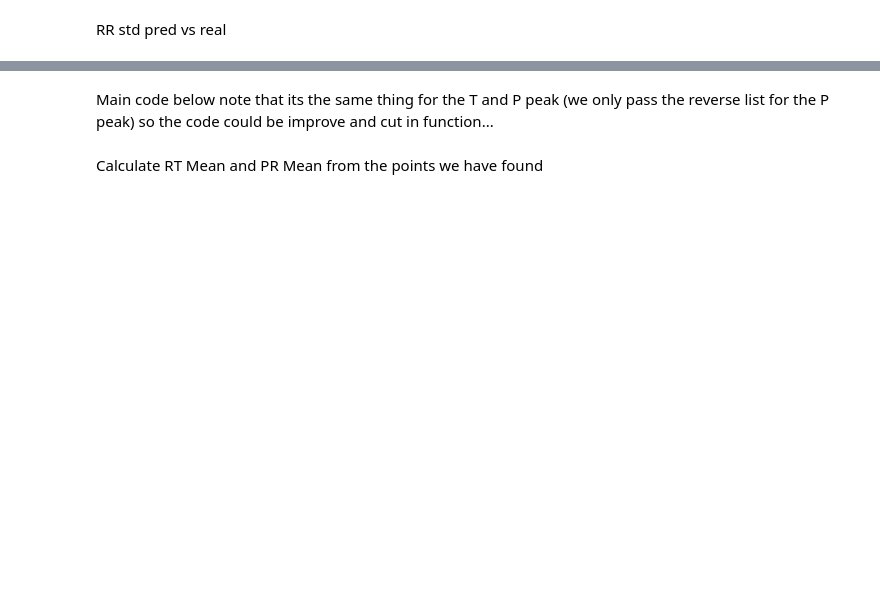
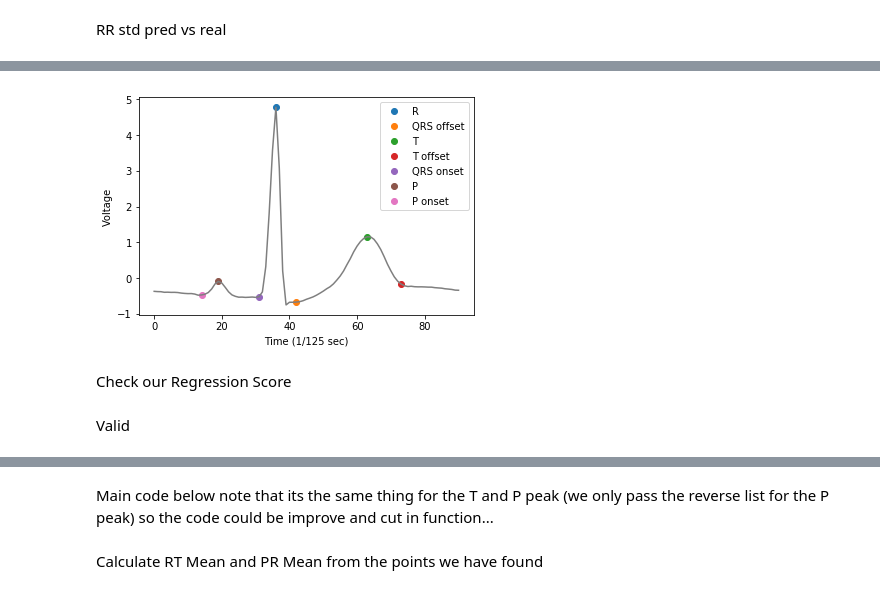
Before and after one commit to eeishaan/ift6759-block1, a Jupyter notebook: experiment/working_file.ipynb, the cells around one changed output, grey strips where cells are left out. Cells and saved outputs as stored; diff of their text form; code cells hidden in the pictures; blank space fills up the shorter version.

```diff
--- a/experiment/working_file.ipynb
+++ b/experiment/working_file.ipynb
@@ -794,0 +936,20 @@ valid_labels
+# %%
+def plot_hearth_beat(ECG_points, index_nb):
+    """
+    Plot an Hearth Beat with all points of interest
+
+    Parameters
+    ----------
+    ECG_points : Dictionnary
+        Contains the location of all point and the hearth beat data
+    index_nb: int
+        Index of the hearth beat you want to plot
+    """
+
+    for ECGpoint in ["R_Peak", "QRS_offset", "T_Peak", "T_offset", "QRS_onset", "P_Peak", "P_onset"]:
+        plt.plot(ECG_points[ECGpoint][index_nb], ECG_points["Hearth_Beat"][index_nb][ECG_points[ECGpoint][index_nb]], "o")
+    Plot_ECG(ECG_points["Hearth_Beat"][index_nb], 0, len(ECG_points["Hearth_Beat"][index_nb]), seconde=False)
+    plt.legend(["R", "QRS offset", "T", "T offset", "QRS onset", "P", "P onset" ])
+    plt.xlabel("Time (1/125 sec)")
+    plt.ylabel("Voltage")
+    plt.show()
@@ -795,4 +970,3 @@ valid_labels
 # %%
-S_numpy = preprocess_train.cpu().numpy()
-R_peak = R_peak_train
-RR_interval_mean = Train_RR_mean
+ECG_points_valid = Find_ECG_points(preprocess_valid.cpu().numpy(), R_peak_valid, Valid_RR_mean)
+ECG_points_train = Find_ECG_points(preprocess_train.cpu().numpy(), R_peak_train, Train_RR_mean)
@@ -798,0 +976,8 @@ RR_interval_mean = Train_RR_mean
+# %%
+plot_hearth_beat(ECG_points_train, 35)
+# %% [output]
+[figure, added]
+# %% [markdown]
+Check our Regression Score
+# %% [markdown]
+Valid
```
Also changed, not shown: parts of 38 cells of this notebook.
